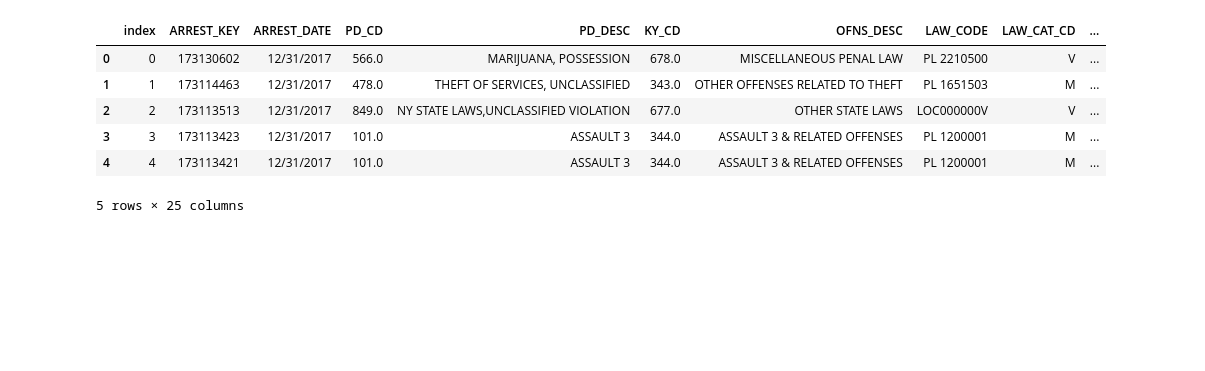
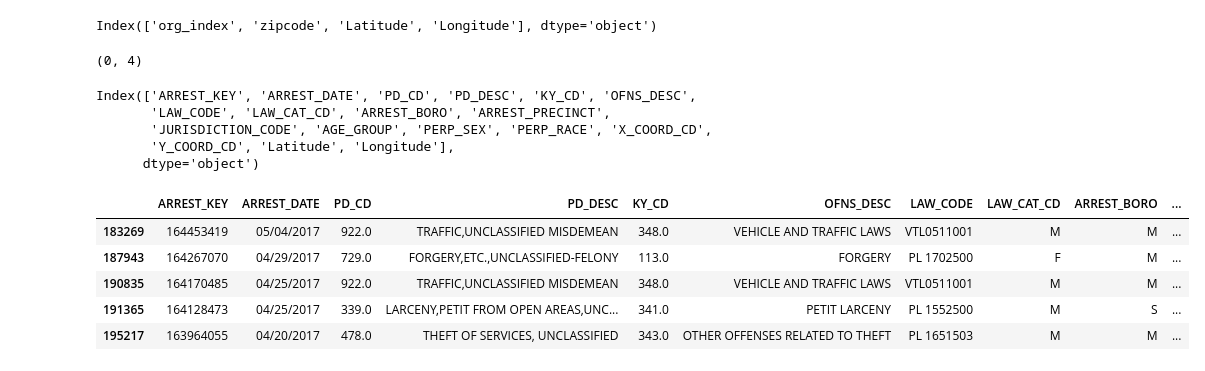
Before and after one commit to bhparijat/NYPD-crime-analysis, a Jupyter notebook: build_remaining.csv.ipynb, the cells around one changed output. Cells and saved outputs as stored; diff of their text form; code cells hidden in the pictures; blank space fills up the shorter version.

```diff
--- a/build_remaining.csv.ipynb
+++ b/build_remaining.csv.ipynb
@@ -128,10 +203,4 @@ df.shape
 # %%
-df.head()
+df.columns
 # %% [output]
-|  | index | ARREST_KEY | ARREST_DATE | PD_CD | PD_DESC | KY_CD | OFNS_DESC | LAW_CODE | LAW_CAT_CD | ... |
-| 0 | 0 | 173130602 | 12/31/2017 | 566.0 | MARIJUANA, POSSESSION | 678.0 | MISCELLANEOUS PENAL LAW | PL 2210500 | V | ... |
-| 1 | 1 | 173114463 | 12/31/2017 | 478.0 | THEFT OF SERVICES, UNCLASSIFIED | 343.0 | OTHER OFFENSES RELATED TO THEFT | PL 1651503 | M | ... |
-| 2 | 2 | 173113513 | 12/31/2017 | 849.0 | NY STATE LAWS,UNCLASSIFIED VIOLATION | 677.0 | OTHER STATE LAWS | LOC000000V | V | ... |
-| 3 | 3 | 173113423 | 12/31/2017 | 101.0 | ASSAULT 3 | 344.0 | ASSAULT 3 & RELATED OFFENSES | PL 1200001 | M | ... |
-| 4 | 4 | 173113421 | 12/31/2017 | 101.0 | ASSAULT 3 | 344.0 | ASSAULT 3 & RELATED OFFENSES | PL 1200001 | M | ... |
-5 rows × 25 columns
+Index(['org_index', 'zipcode', 'Latitude', 'Longitude'], dtype='object')
@@ -137,0 +209,4 @@ df.head()
+# %%
+df[df.zipcode.isnull()].shape
+# %% [output]
+(0, 4)
@@ -137,0 +215,17 @@ df.head()
+# %%
+rem_data.columns
+# %% [output]
+Index(['ARREST_KEY', 'ARREST_DATE', 'PD_CD', 'PD_DESC', 'KY_CD', 'OFNS_DESC',
+       'LAW_CODE', 'LAW_CAT_CD', 'ARREST_BORO', 'ARREST_PRECINCT',
+       'JURISDICTION_CODE', 'AGE_GROUP', 'PERP_SEX', 'PERP_RACE', 'X_COORD_CD',
+       'Y_COORD_CD', 'Latitude', 'Longitude'],
+      dtype='object')
+# %%
+rem_data.head()
+# %% [output]
+|  | ARREST_KEY | ARREST_DATE | PD_CD | PD_DESC | KY_CD | OFNS_DESC | LAW_CODE | LAW_CAT_CD | ARREST_BORO | ... |
+| 183269 | 164453419 | 05/04/2017 | 922.0 | TRAFFIC,UNCLASSIFIED MISDEMEAN | 348.0 | VEHICLE AND TRAFFIC LAWS | VTL0511001 | M | M | ... |
+| 187943 | 164267070 | 04/29/2017 | 729.0 | FORGERY,ETC.,UNCLASSIFIED-FELONY | 113.0 | FORGERY | PL 1702500 | F | M | ... |
+| 190835 | 164170485 | 04/25/2017 | 922.0 | TRAFFIC,UNCLASSIFIED MISDEMEAN | 348.0 | VEHICLE AND TRAFFIC LAWS | VTL0511001 | M | M | ... |
+| 191365 | 164128473 | 04/25/2017 | 339.0 | LARCENY,PETIT FROM OPEN AREAS,UNC... | 341.0 | PETIT LARCENY | PL 1552500 | M | S | ... |
+| 195217 | 163964055 | 04/20/2017 | 478.0 | THEFT OF SERVICES, UNCLASSIFIED | 343.0 | OTHER OFFENSES RELATED TO THEFT | PL 1651503 | M | M | ... |
```
Also changed, not shown: parts of 96 cells of this notebook, 2 other files.
